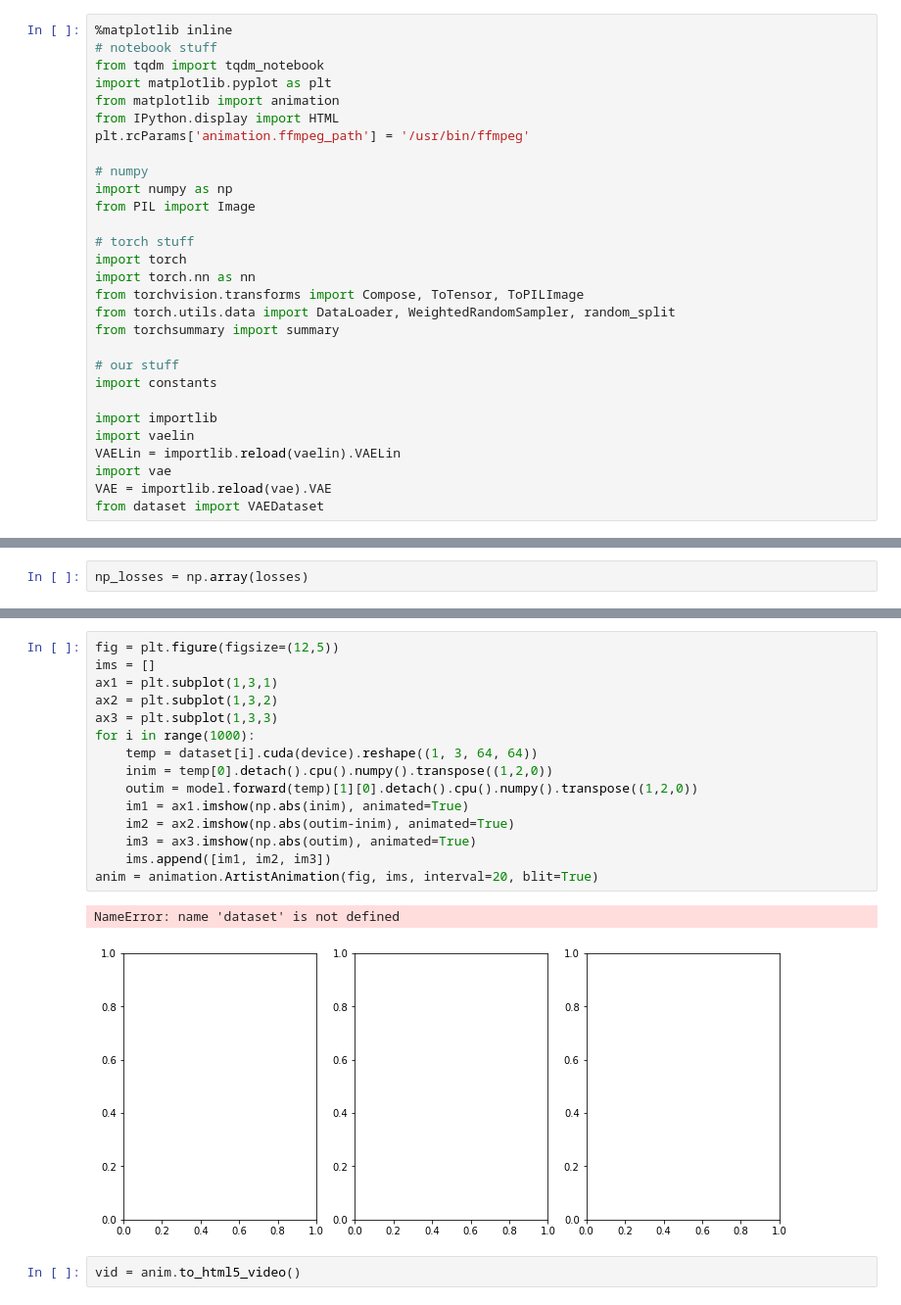
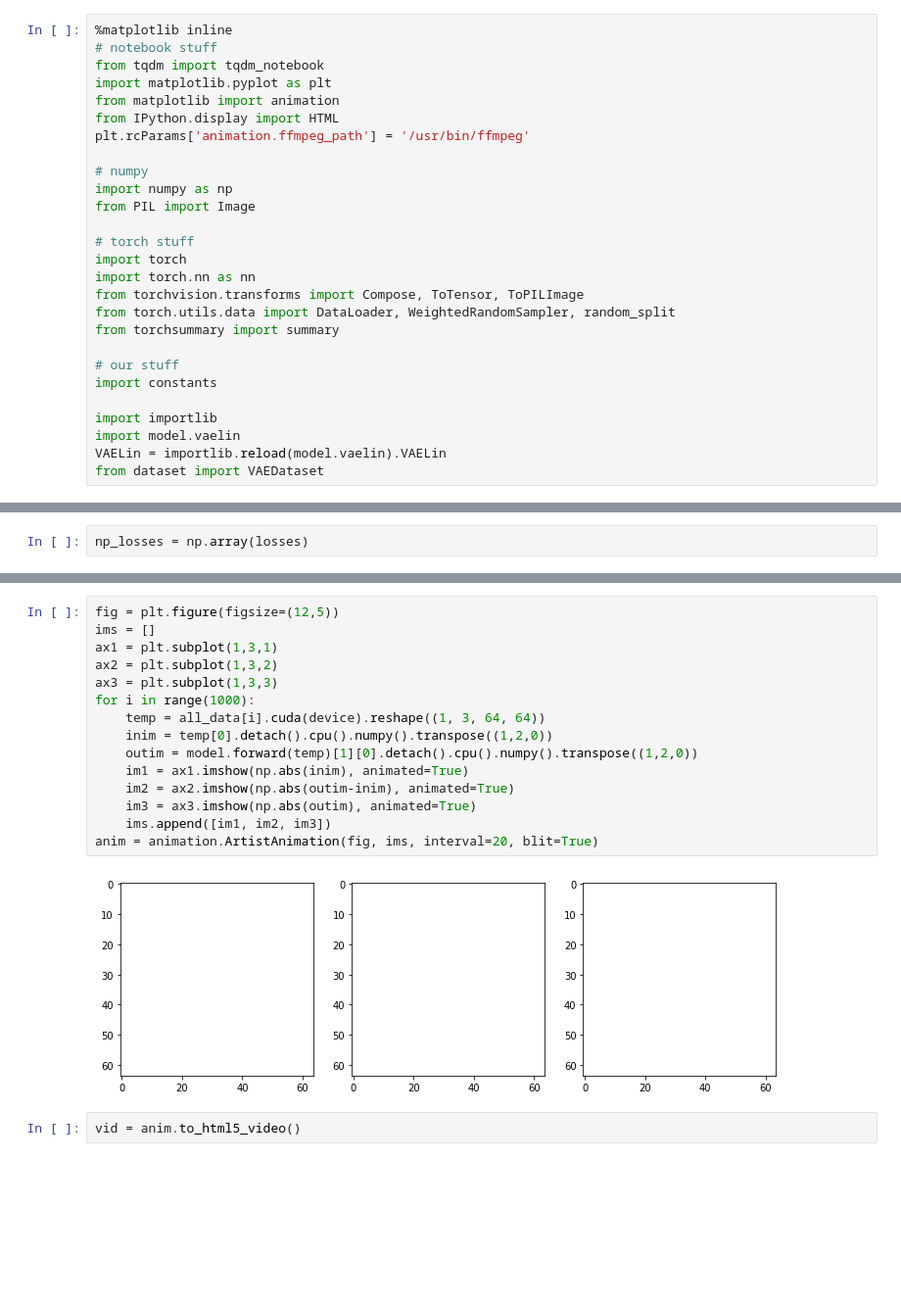
Before and after one commit to alex-faustino/rl-sandbox, a Jupyter notebook: project/agou2_dusad2/code/results.ipynb, the cells around one changed output, grey strips where cells are left out. Shown at 98% size. Saved outputs shown, nothing was run; the diff lists cells and outputs as text; blank space fills up the shorter version.

```diff
--- a/project/agou2_dusad2/code/results.ipynb
+++ b/project/agou2_dusad2/code/results.ipynb
@@ -26,10 +26,8 @@ from torchsummary import summary
 import constants
 
 import importlib
-import vaelin
-VAELin = importlib.reload(vaelin).VAELin
-import vae
-VAE = importlib.reload(vae).VAE
+import model.vaelin
+VAELin = importlib.reload(model.vaelin).VAELin
 from dataset import VAEDataset
 # %%
 device = torch.device("cuda:0" if torch.cuda.is_available() else "cpu") # PyTorch v0.4.0
@@ -195,21 +146,20 @@ model.loss(original, decoded, mu, logvar)
 # %%
 fig = plt.figure(figsize=(12,5))
 ims = []
 ax1 = plt.subplot(1,3,1)
 ax2 = plt.subplot(1,3,2)
 ax3 = plt.subplot(1,3,3)
 for i in range(1000):
-    temp = dataset[i].cuda(device).reshape((1, 3, 64, 64))
+    temp = all_data[i].cuda(device).reshape((1, 3, 64, 64))
     inim = temp[0].detach().cpu().numpy().transpose((1,2,0))
     outim = model.forward(temp)[1][0].detach().cpu().numpy().transpose((1,2,0))
     im1 = ax1.imshow(np.abs(inim), animated=True)
     im2 = ax2.imshow(np.abs(outim-inim), animated=True)
     im3 = ax3.imshow(np.abs(outim), animated=True)
     ims.append([im1, im2, im3])
 anim = animation.ArtistAnimation(fig, ims, interval=20, blit=True)
 # %% [output]
-NameError: name 'dataset' is not defined
-[figure, old version]
+[figure, new version]
 # %%
 vid = anim.to_html5_video()
 # %%
```
Also changed, not shown: parts of 18 cells of this notebook, 3 other files.
